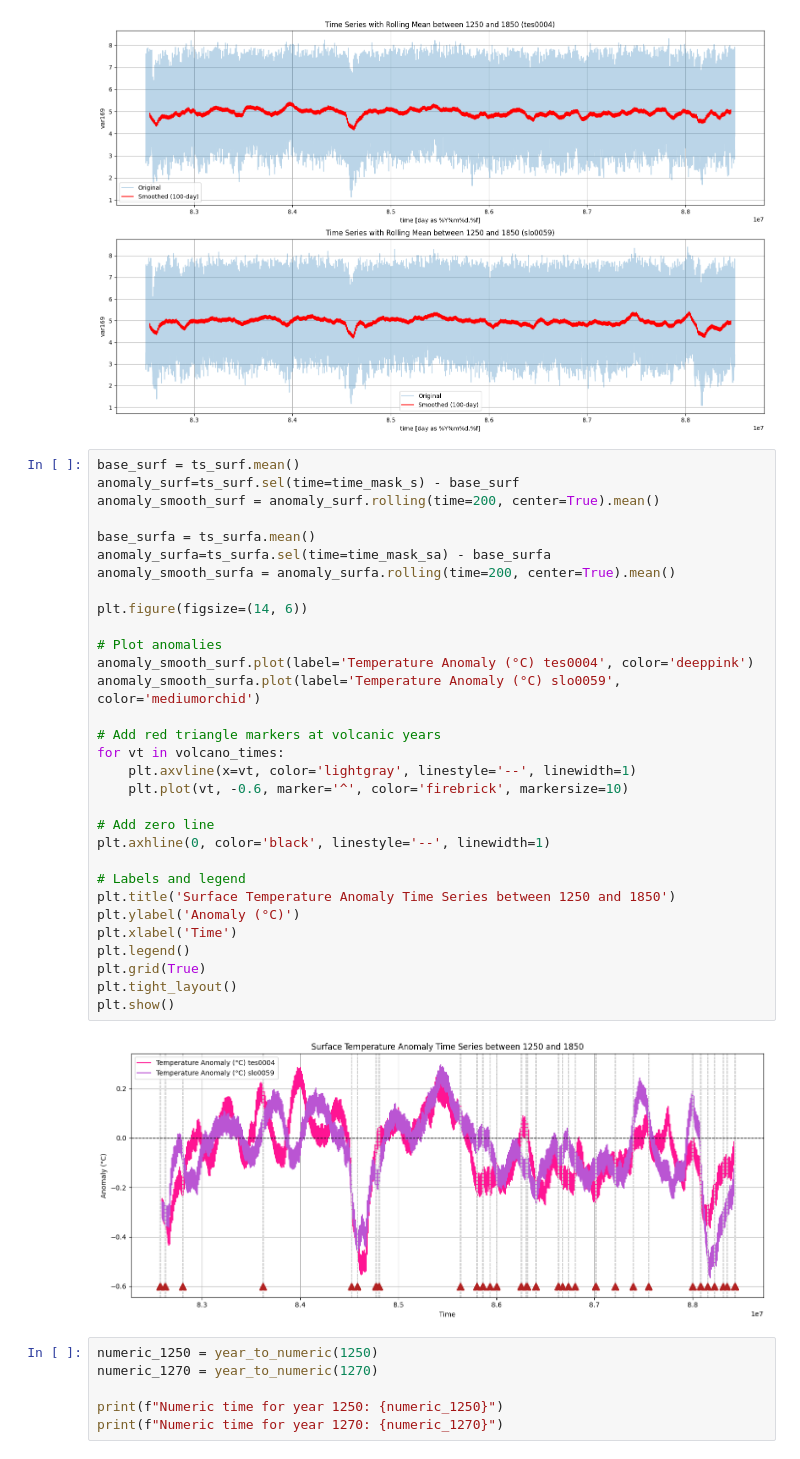
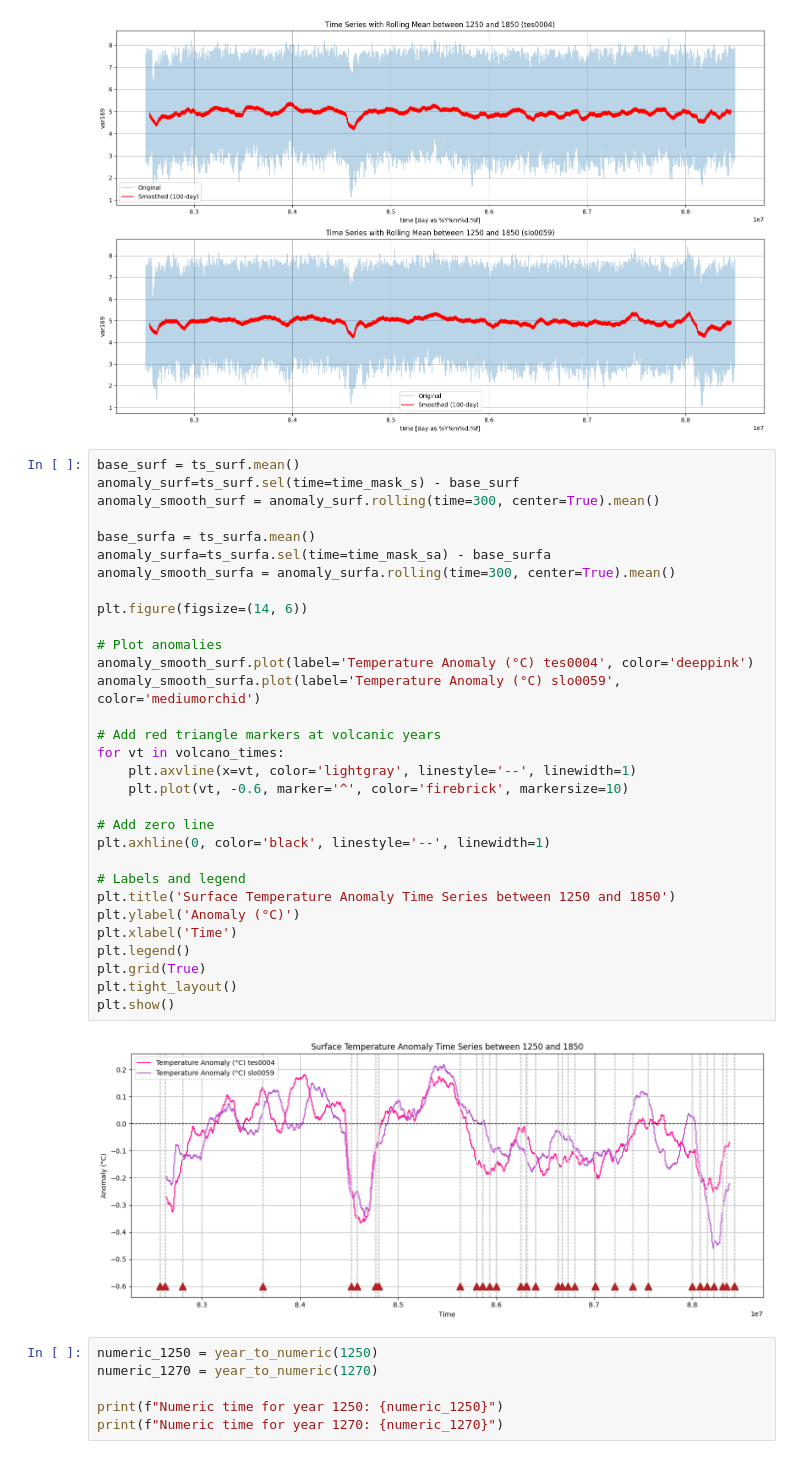
Before and after one commit to EliHHogemo/lia, a Jupyter notebook: temp.ipynb, the cells around one changed output. Cells and saved outputs as stored; diff of their text form.

```diff
--- a/temp.ipynb
+++ b/temp.ipynb
@@ -324,36 +327,36 @@ plt.show()
 # %%
 base_surf = ts_surf.mean()
 anomaly_surf=ts_surf.sel(time=time_mask_s) - base_surf
-anomaly_smooth_surf = anomaly_surf.rolling(time=200, center=True).mean()
+anomaly_smooth_surf = anomaly_surf.rolling(time=300, center=True).mean()
 
 base_surfa = ts_surfa.mean()
 anomaly_surfa=ts_surfa.sel(time=time_mask_sa) - base_surfa
-anomaly_smooth_surfa = anomaly_surfa.rolling(time=200, center=True).mean()
+anomaly_smooth_surfa = anomaly_surfa.rolling(time=300, center=True).mean()
 
 plt.figure(figsize=(14, 6))
 
 # Plot anomalies
 anomaly_smooth_surf.plot(label='Temperature Anomaly (°C) tes0004', color='deeppink')
 anomaly_smooth_surfa.plot(label='Temperature Anomaly (°C) slo0059', color='mediumorchid')
 
 # Add red triangle markers at volcanic years
 for vt in volcano_times:
     plt.axvline(x=vt, color='lightgray', linestyle='--', linewidth=1)
     plt.plot(vt, -0.6, marker='^', color='firebrick', markersize=10)
 
 # Add zero line
 plt.axhline(0, color='black', linestyle='--', linewidth=1)
 
 # Labels and legend
 plt.title('Surface Temperature Anomaly Time Series between 1250 and 1850')
 plt.ylabel('Anomaly (°C)')
 plt.xlabel('Time')
 plt.legend()
 plt.grid(True)
 plt.tight_layout()
 plt.show()
 # %% [output]
-[figure, old version]
+[figure, new version]
 # %%
 numeric_1250 = year_to_numeric(1250)
 numeric_1270 = year_to_numeric(1270)
```
Also changed, not shown: parts of 12 cells of this notebook.
